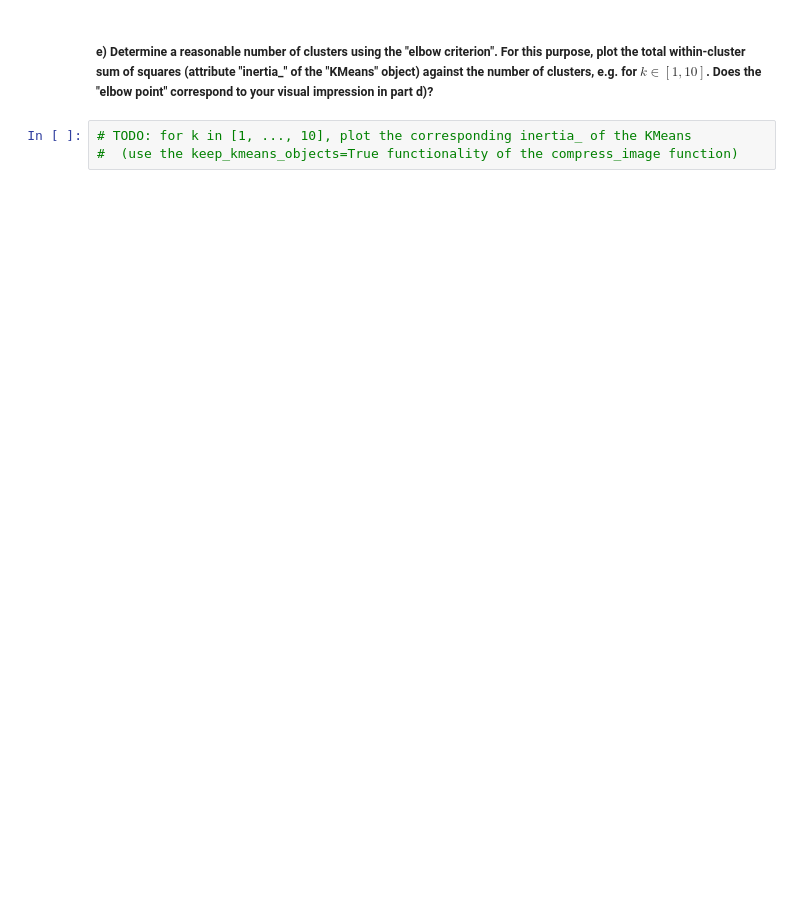
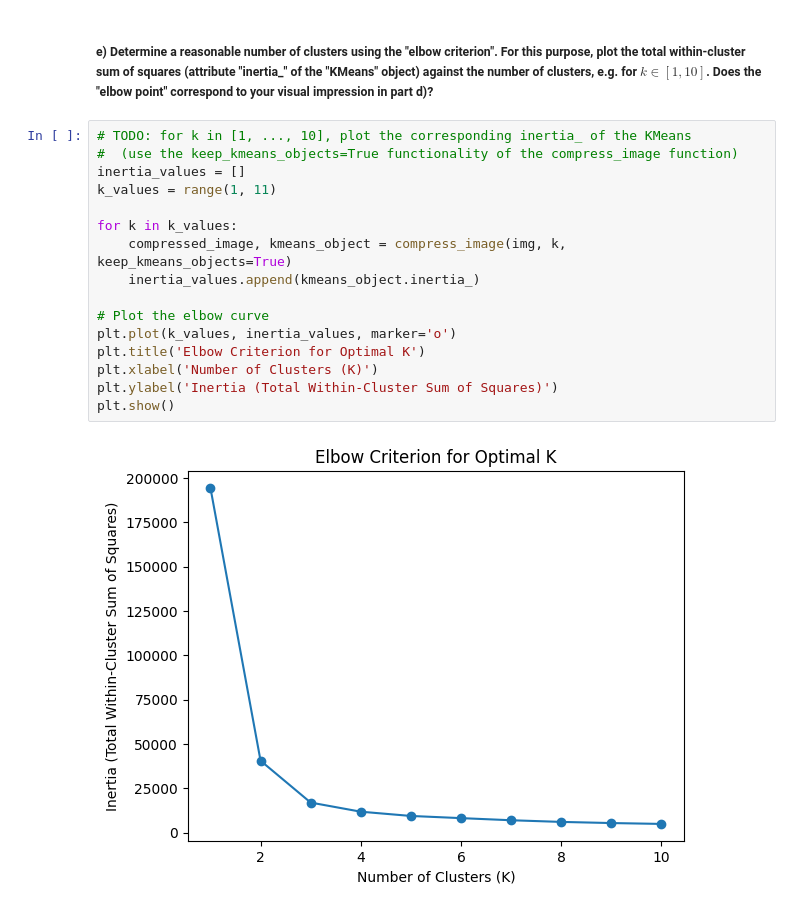
Before and after one commit to jakobudovic/BaML, a Jupyter notebook: 08T - clustering/template.ipynb, the cells around one changed output. Drawn from its saved outputs; the diff is of its cells as text; blank space fills up the shorter version.

```diff
--- a/08T - clustering/template.ipynb
+++ b/08T - clustering/template.ipynb
@@ -73,3 +153,18 @@ plt.imshow(cimg);
 # %%
 # TODO: for k in [1, ..., 10], plot the corresponding inertia_ of the KMeans
 #  (use the keep_kmeans_objects=True functionality of the compress_image function)
+inertia_values = []
+k_values = range(1, 11)
+
+for k in k_values:
+    compressed_image, kmeans_object = compress_image(img, k, keep_kmeans_objects=True)
+    inertia_values.append(kmeans_object.inertia_)
+
+# Plot the elbow curve
+plt.plot(k_values, inertia_values, marker='o')
+plt.title('Elbow Criterion for Optimal K')
+plt.xlabel('Number of Clusters (K)')
+plt.ylabel('Inertia (Total Within-Cluster Sum of Squares)')
+plt.show()
+# %% [output]
+[figure, added]
```
Also changed, not shown: parts of 10 cells of this notebook, 8 other files.
